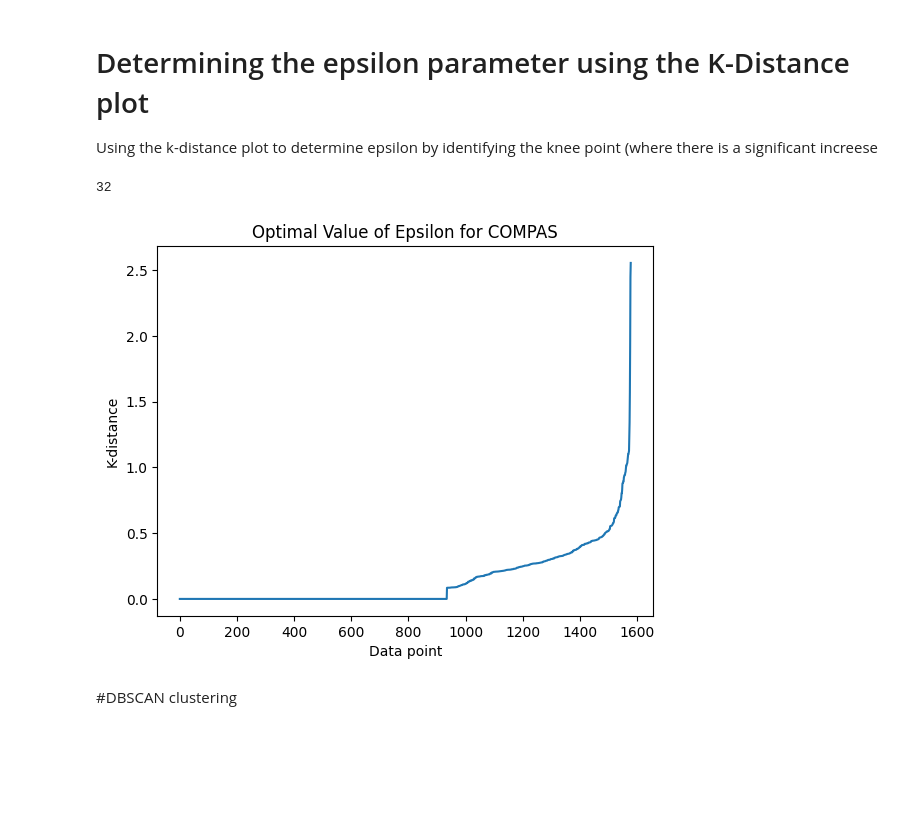
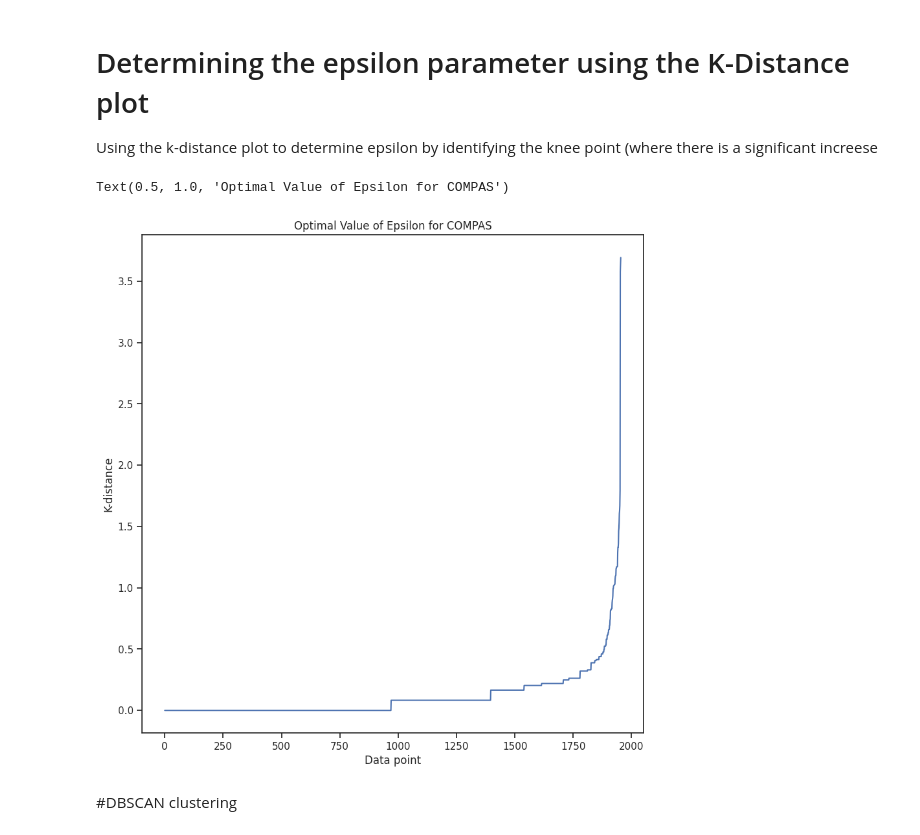
Before and after one commit to emma-ba/Classification_Error_Toolkit, a Jupyter notebook: COMPAS_Clustering_DBSCAN_clean_utils.ipynb, the cells around one changed output. Drawn from its saved outputs; the diff is of its cells as text; code cells hidden in the pictures; blank space fills up the shorter version.

```diff
--- a/COMPAS_Clustering_DBSCAN_clean_utils.ipynb
+++ b/COMPAS_Clustering_DBSCAN_clean_utils.ipynb
@@ -60,9 +60,12 @@ display(len(Shap_error_data.loc[Shap_error_data['FN']==1]))
 # %% [markdown]
 # Utils for Data Preparation
 # %%
-META_COL = ['predicted_class', 'true_class', 'errors', 'TP', 'TN', 'FN', 'FP', 'clusters', 'new_clusters']
+META_COL = ['predicted_class', 'true_class', 'errors', 'TP', 'TN', 'FN', 'FP', 'Error_Type', 'clusters', 'new_clusters']
 SHAP_COL = ['Shap_age', 'Shap_priors_count' , 'Shap_sex_Female', 'Shap_sex_Male',
             'Shap_race_African-American', 'Shap_race_Asian', 'Shap_race_Caucasian', 'Shap_race_Hispanic',
             'Shap_race_Native American', 'Shap_race_Other']
+BASIC_COL = ['age', 'priors_count', 'sex_Female', 'sex_Male', 'race_African-American', 'race_Asian', 'race_Caucasian',
+             'race_Hispanic', 'race_Native American', 'race_Other', 'error_scaled' ]
+META_COL_VIZ = ['predicted_class', 'true_class', 'TP', 'TN', 'FN', 'FP', 'error_scaled']
 # %%
 # Scale features, but not "meta column"
@@ -263,4 +278,4 @@ def tsne_plot(data, title, perplexity = 30, learning_rate = 200, n_iter = 1000,
 # %%
-data = Shap_error_data = pd.read_csv('/content/Shap_error_data.csv')
-data = data.drop('Error_Type', axis=1)
-data = data[~np.isnan(data).any(axis=1)]
+data = pd.read_csv('/content/Shap_error_data.csv')
+data = data.dropna()
+#data.info()
@@ -287,8 +282,8 @@ memory usage: 828.3 KB
 # %%
-data_tp_fn = basic_data_prep(data, error_col='TP', correct_col='FN')
-data_tn_fp = basic_data_prep(data, error_col='TN', correct_col='FP')
+data_tp_fn = basic_data_prep(data, correct_col='TP', error_col='FN')
+data_tn_fp = basic_data_prep(data, correct_col='TN', error_col='FP')
 
-data_tp_fp = basic_data_prep(data, error_col='TP', correct_col='FP')
-data_tn_fn = basic_data_prep(data, error_col='TN', correct_col='FN')
+data_tp_fp = basic_data_prep(data, correct_col='TP', error_col='FP')
+data_tn_fn = basic_data_prep(data, correct_col='TN', error_col='FN')
 
-data_all = basic_data_prep(data, shap=True)
+data_all = basic_data_prep(data)
@@ -357,22 +370,21 @@ memory usage: 305.5 KB
 
 Using the k-distance plot to determine epsilon by identifying the knee point (where there is a significant increese
 # %%
-nn_features = TP_FN_data.iloc[:, : 11]
+data_now = data_tn_fp
+nn_features = data_now.iloc[:, : 11]
 
 neigh = NearestNeighbors(n_neighbors = 3) # compute distance to 2nd nearest neighbor (k=3) for each data point
 nbrs = neigh.fit(nn_features)
 distances, indices = nbrs.kneighbors(nn_features)
 
 distances = np.sort(distances, axis= 0)
 distances = distances [:,1]
 plt.plot(distances)
 plt.xlabel('Data point')
 plt.ylabel('K-distance')
 plt.title("Optimal Value of Epsilon for COMPAS")
-
-round(0.02 * len(TP_FN_data)) #decide on min nr points for dbscan?
 # %% [output]
-32
+Text(0.5, 1.0, 'Optimal Value of Epsilon for COMPAS')
-[figure, old version]
+[figure, new version]
 # %% [markdown]
 #DBSCAN clustering
```
Also changed, not shown: parts of 38 cells of this notebook.
